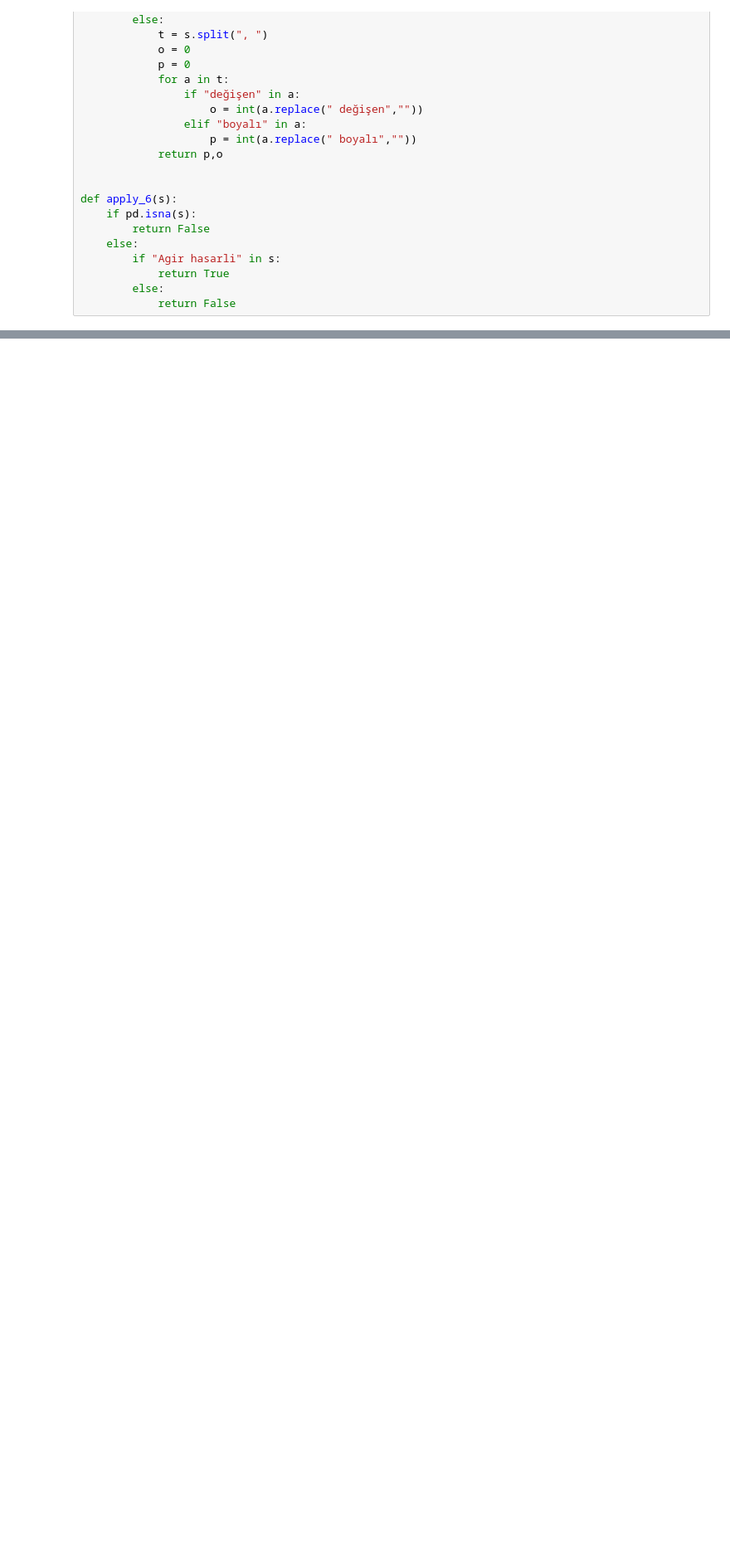
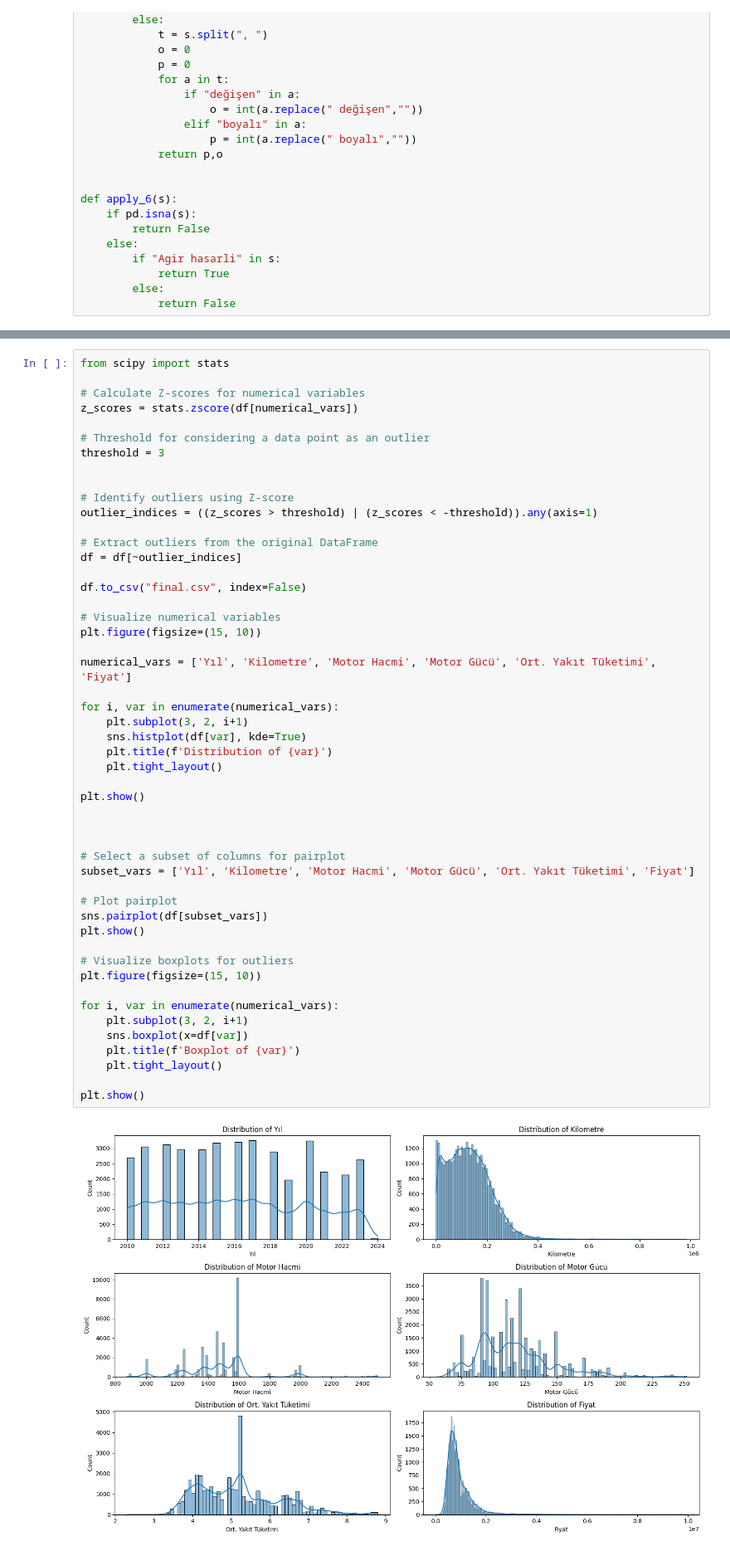
Before and after one commit to letsplaywithstrings/tr-carprice-estimation, a Jupyter notebook: Car Price Estimation.ipynb, the cells around one changed output, grey strips where cells are left out. Shown at 83% size. Cells and saved outputs as stored; diff of their text form; blank space fills up the shorter version.

```diff
--- a/Car Price Estimation.ipynb
+++ b/Car Price Estimation.ipynb
@@ -269,0 +278,52 @@ plt.show()
+# %%
+from scipy import stats
+
+# Calculate Z-scores for numerical variables
+z_scores = stats.zscore(df[numerical_vars])
+
+# Threshold for considering a data point as an outlier
+threshold = 3
+
+
+# Identify outliers using Z-score
+outlier_indices = ((z_scores > threshold) | (z_scores < -threshold)).any(axis=1)
+
+# Extract outliers from the original DataFrame
+df = df[~outlier_indices]
+
+df.to_csv("final.csv", index=False)
+
+# Visualize numerical variables
+plt.figure(figsize=(15, 10))
+
+numerical_vars = ['Yıl', 'Kilometre', 'Motor Hacmi', 'Motor Gücü', 'Ort. Yakıt Tüketimi', 'Fiyat']
+
+for i, var in enumerate(numerical_vars):
+    plt.subplot(3, 2, i+1)
+    sns.histplot(df[var], kde=True)
+    plt.title(f'Distribution of {var}')
+    plt.tight_layout()
+
+plt.show()
+
+
+
+# Select a subset of columns for pairplot
+subset_vars = ['Yıl', 'Kilometre', 'Motor Hacmi', 'Motor Gücü', 'Ort. Yakıt Tüketimi', 'Fiyat']
+
+# Plot pairplot
+sns.pairplot(df[subset_vars])
+plt.show()
+
+# Visualize boxplots for outliers
+plt.figure(figsize=(15, 10))
+
+for i, var in enumerate(numerical_vars):
+    plt.subplot(3, 2, i+1)
+    sns.boxplot(x=df[var])
+    plt.title(f'Boxplot of {var}')
+    plt.tight_layout()
+
+plt.show()
+# %% [output]
+[figure, added]
```
Also changed, not shown: parts of 7 cells of this notebook.
